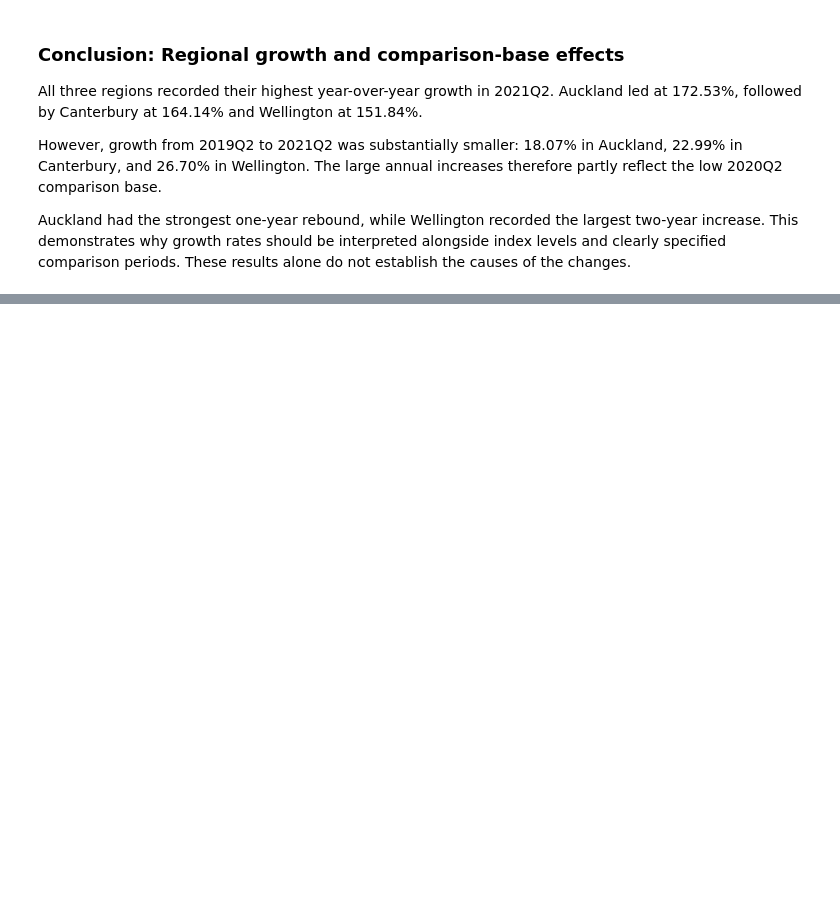
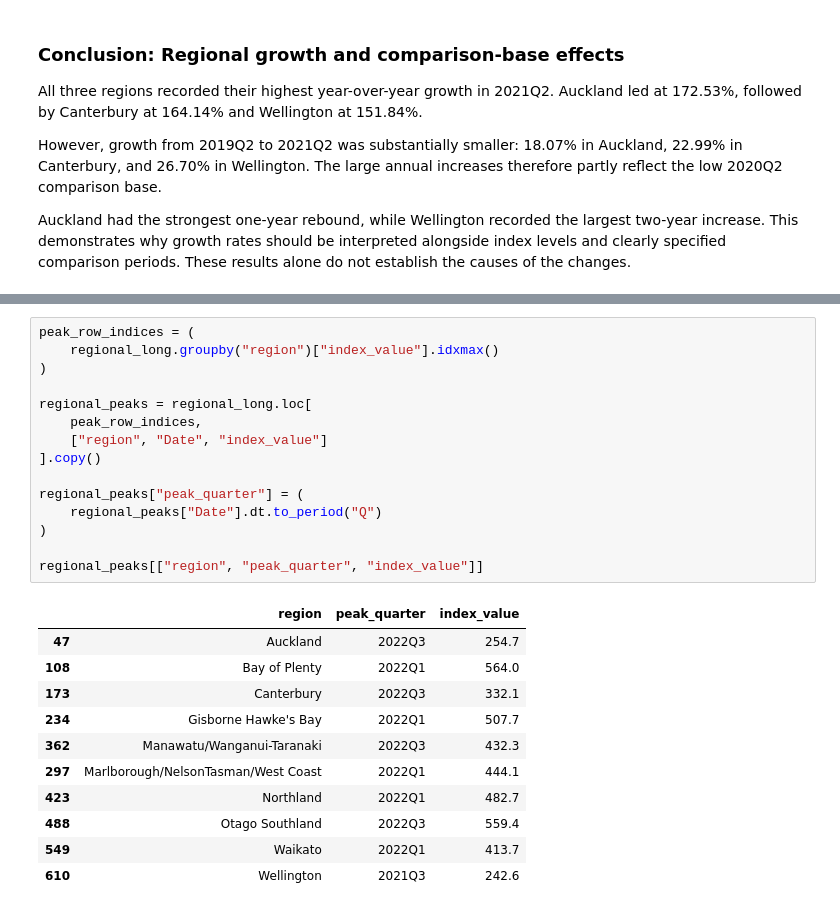
Before and after one commit to kamalpreetsinghh/nz-job-market-data-analysis, a Jupyter notebook: notebooks/02_regional_analysis.ipynb, the cells around one changed output, grey strips where cells are left out. Drawn from its saved outputs; the diff is of its cells as text; blank space fills up the shorter version.

```diff
--- a/notebooks/02_regional_analysis.ipynb
+++ b/notebooks/02_regional_analysis.ipynb
@@ -355,0 +443,27 @@ Auckland had the strongest one-year rebound, while Wellington recorded the large
+# %%
+peak_row_indices = (
+    regional_long.groupby("region")["index_value"].idxmax()
+)
+
+regional_peaks = regional_long.loc[
+    peak_row_indices,
+    ["region", "Date", "index_value"]
+].copy()
+
+regional_peaks["peak_quarter"] = (
+    regional_peaks["Date"].dt.to_period("Q")
+)
+
+regional_peaks[["region", "peak_quarter", "index_value"]]
+# %% [output]
+|  | region | peak_quarter | index_value |
+| 47 | Auckland | 2022Q3 | 254.7 |
+| 108 | Bay of Plenty | 2022Q1 | 564.0 |
+| 173 | Canterbury | 2022Q3 | 332.1 |
+| 234 | Gisborne Hawke's Bay | 2022Q1 | 507.7 |
+| 362 | Manawatu/Wanganui-Taranaki | 2022Q3 | 432.3 |
+| 297 | Marlborough/NelsonTasman/West Coast | 2022Q1 | 444.1 |
+| 423 | Northland | 2022Q1 | 482.7 |
+| 488 | Otago Southland | 2022Q3 | 559.4 |
+| 549 | Waikato | 2022Q1 | 413.7 |
+| 610 | Wellington | 2021Q3 | 242.6 |
```
Also changed, not shown: parts of 10 cells of this notebook.
